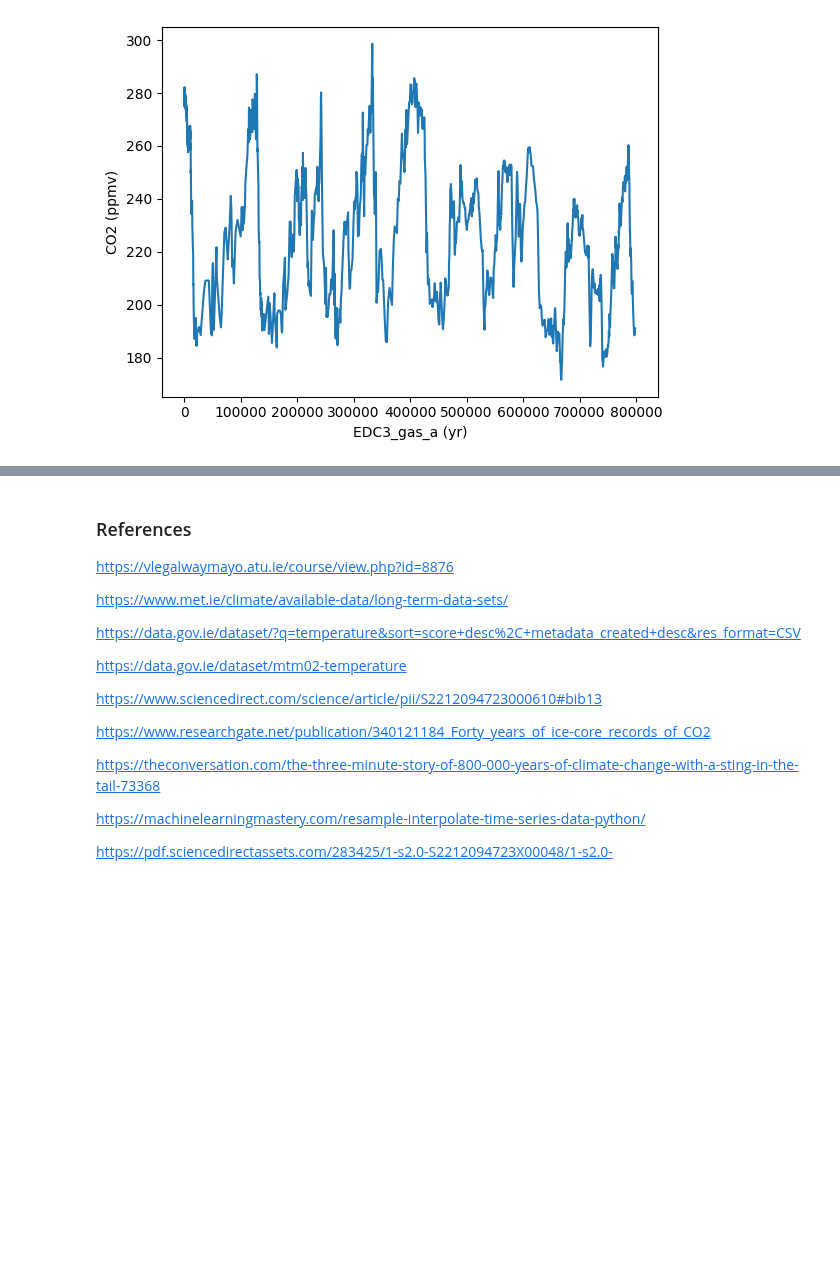
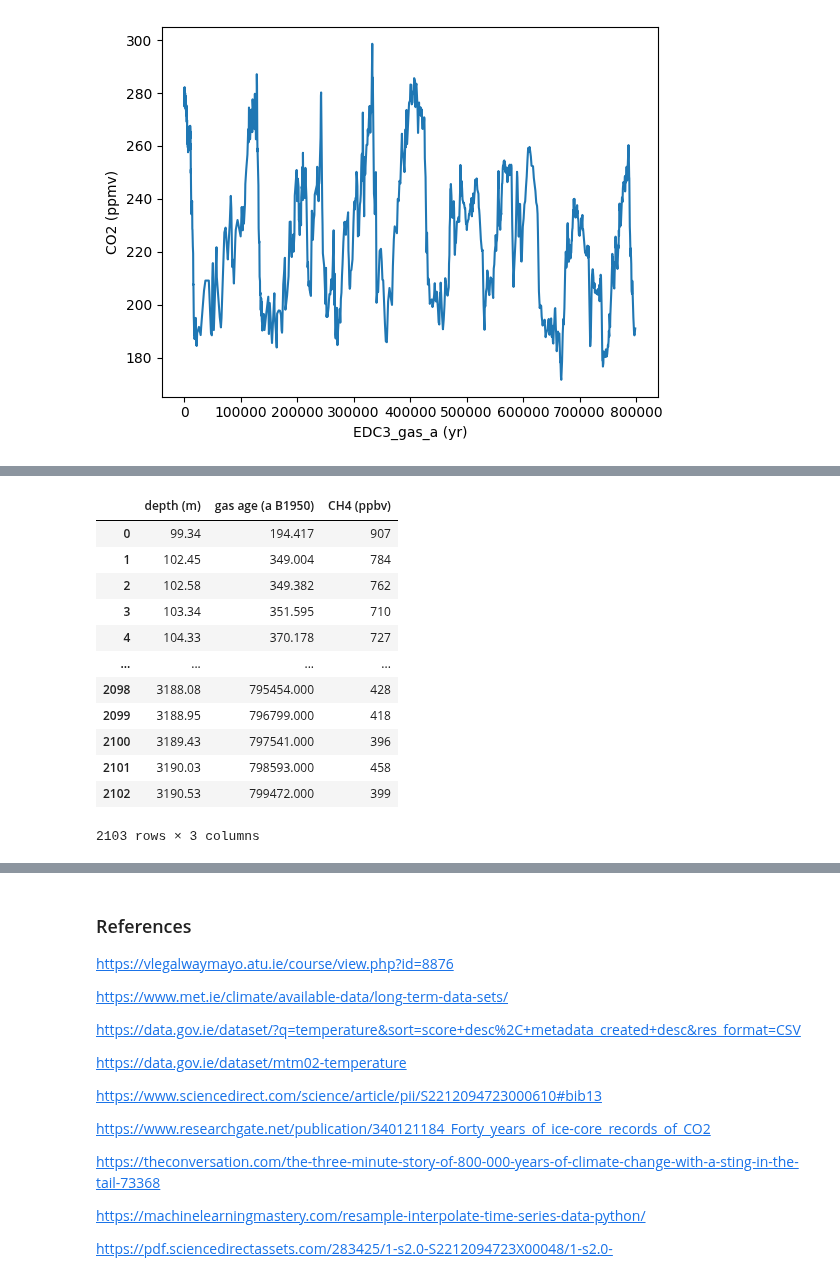
Before and after one commit to Tanjasta/PFDA_Assignment2, a Jupyter notebook: PFDA_Assignment2.ipynb, the cells around one changed output, grey strips where cells are left out. Drawn from its saved outputs; the diff is of its cells as text; code cells hidden in the pictures; blank space fills up the shorter version.

```diff
--- a/PFDA_Assignment2.ipynb
+++ b/PFDA_Assignment2.ipynb
@@ -329,3 +456,20 @@ sns.lineplot(data=df, x="EDC3_gas_a (yr)", y="CO2 (ppmv)")
 import matplotlib.pyplot as plt
 import pandas as pd
 import numpy as np
+# %%
+df = pd.read_csv("EDC_methane_Loulergue et al_2008.csv")
+df
+# %% [output]
+|  | depth (m) | gas age (a B1950) | CH4 (ppbv) |
+| 0 | 99.34 | 194.417 | 907 |
+| 1 | 102.45 | 349.004 | 784 |
+| 2 | 102.58 | 349.382 | 762 |
+| 3 | 103.34 | 351.595 | 710 |
+| 4 | 104.33 | 370.178 | 727 |
+| ... | ... | ... | ... |
+| 2098 | 3188.08 | 795454.000 | 428 |
+| 2099 | 3188.95 | 796799.000 | 418 |
+| 2100 | 3189.43 | 797541.000 | 396 |
+| 2101 | 3190.03 | 798593.000 | 458 |
+| 2102 | 3190.53 | 799472.000 | 399 |
+2103 rows × 3 columns
```
Also changed, not shown: parts of 17 cells of this notebook, 4 other files.
